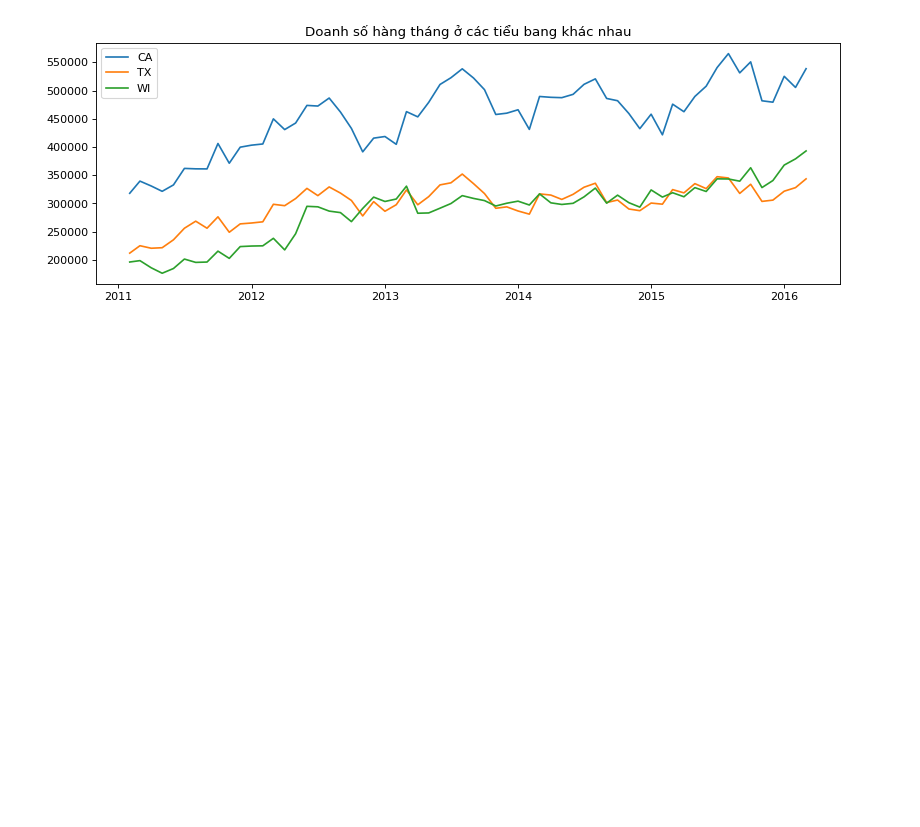
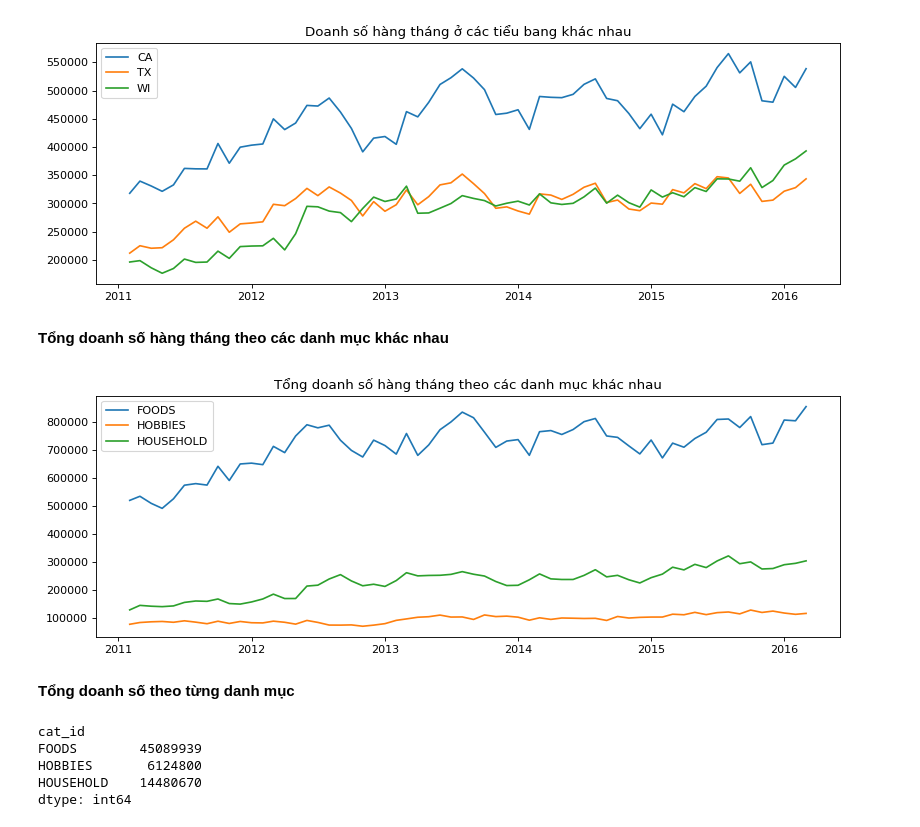
Before and after one commit to HienNguyenMinh/PythonAssignment, a Jupyter notebook: BaiTap2.ipynb, the cells around one changed output. Cells and saved outputs as stored; diff of their text form; code cells hidden in the pictures; blank space fills up the shorter version.

```diff
--- a/BaiTap2.ipynb
+++ b/BaiTap2.ipynb
@@ -161,3 +163,32 @@ plt.title ('Doanh số hàng tháng ở các tiểu bang khác nhau')
 plt.show()
 # %% [output]
 [figure]
+# %% [markdown]
+**Tổng doanh số hàng tháng theo các danh mục khác nhau**
+# %%
+#Nhóm sale2_temp theo cột 'cat_id', rồi tính tổng doanh số ở các cột từ cột thứ 6 đếm từ cuối đến cột đầu tiên
+sale_Cat = sale2_temp.groupby(['cat_id'])[(sale2_temp.columns)[:-6]].sum()
+#Setting cho size, color của lưới biểu đồ
+plt.figure(num=None, figsize=(12, 4), dpi=80, facecolor='w', edgecolor='k')
+#Vẽ biểu đồ kiểu legend
+for i in range(3):
+    x = sale_Cat.iloc[i,1:-1]
+    label=sale_Cat.index[i]
+    plt.plot(x, label = label)
+    plt.legend(loc='best')
+plt.title('Tổng doanh số hàng tháng theo các danh mục khác nhau')
+plt.show()
+# %% [output]
+[figure, added]
+# %% [markdown]
+**Tổng doanh số theo từng danh mục**
+# %%
+sale_Cat = sale2_temp.groupby(['cat_id'])[(sale2_temp.columns)[:-6]].sum()
+X = sale_Cat.sum(axis=1)
+X
+# %% [output]
+cat_id
+FOODS        45089939
+HOBBIES       6124800
+HOUSEHOLD    14480670
+dtype: int64
```
Also changed, not shown: parts of 3 cells of this notebook.
